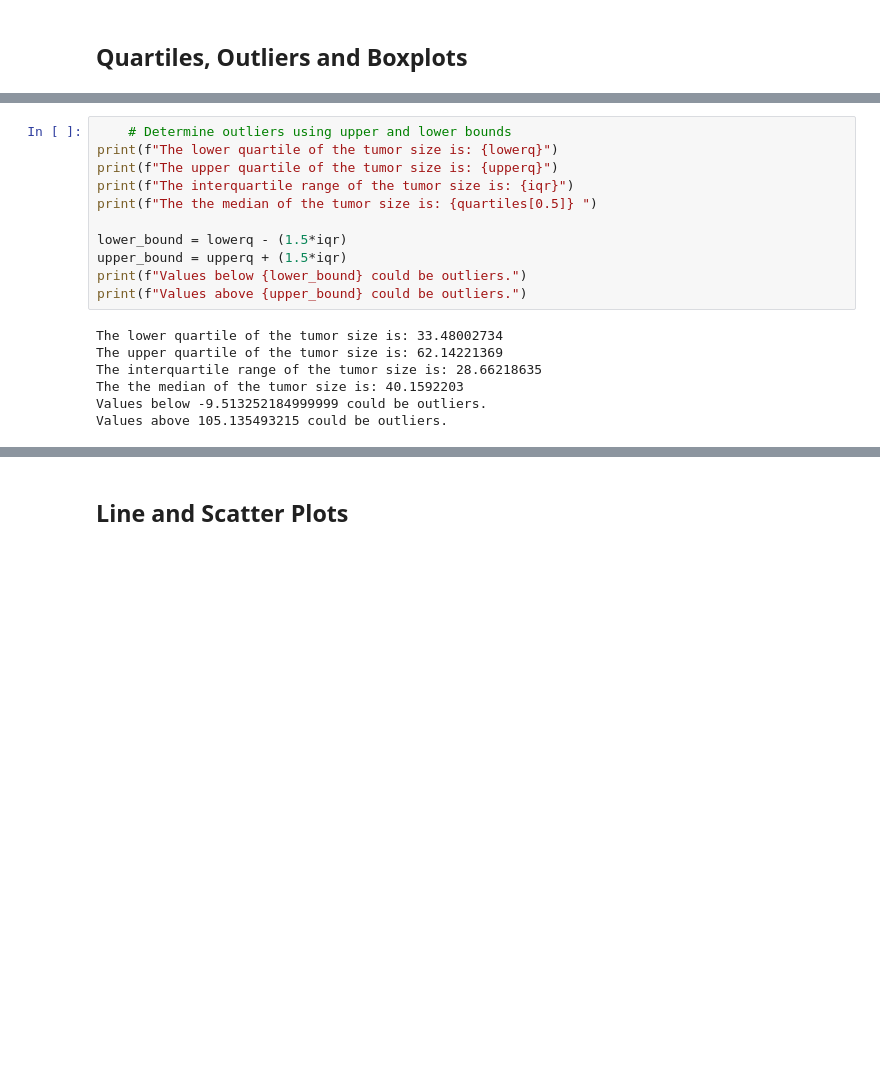
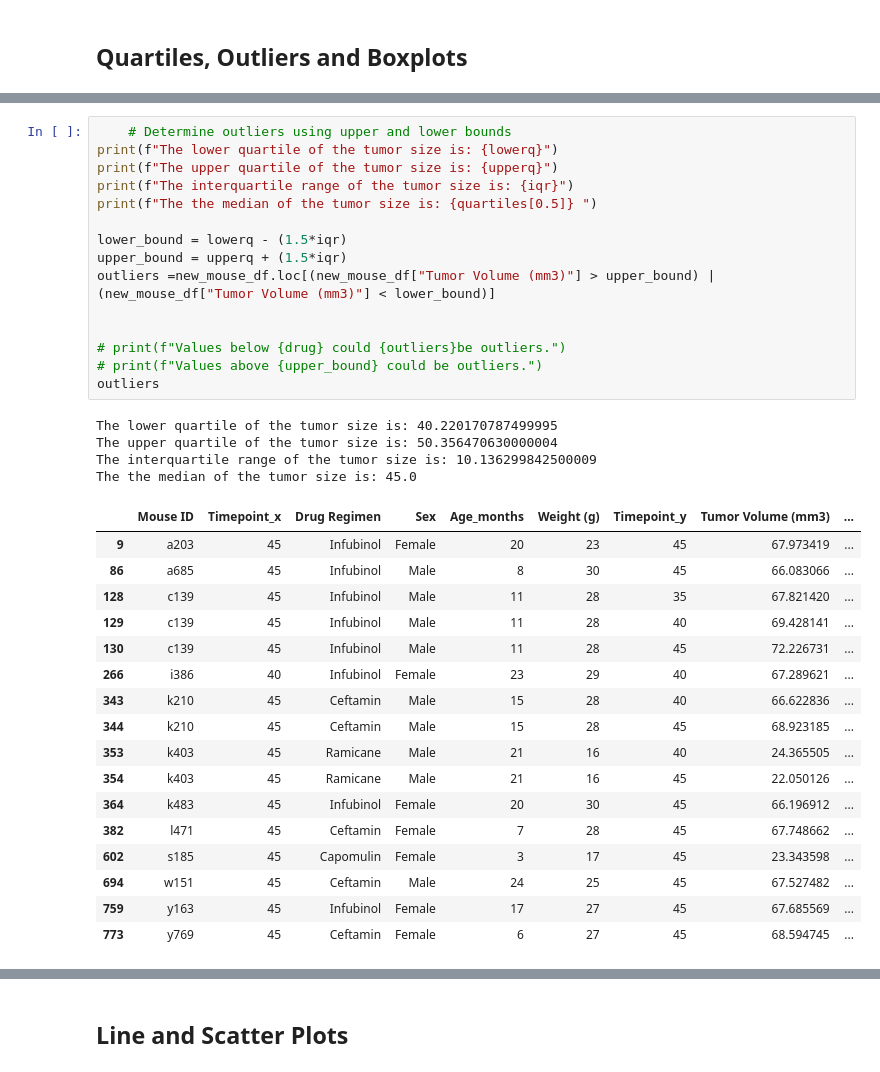
Before and after one commit to HBodden/Pymaceuticals---Module-5-Challenge, a Jupyter notebook: pymaceuticals_complete.ipynb, the cells around one changed output, grey strips where cells are left out. Drawn from its saved outputs; the diff is of its cells as text; blank space fills up the shorter version.

```diff
--- a/pymaceuticals_complete.ipynb
+++ b/pymaceuticals_complete.ipynb
@@ -207,21 +211,40 @@ AttributeError: 'Series' object has no attribute 'quantiles'
 # %%
     # Determine outliers using upper and lower bounds
 print(f"The lower quartile of the tumor size is: {lowerq}")
 print(f"The upper quartile of the tumor size is: {upperq}")
 print(f"The interquartile range of the tumor size is: {iqr}")
 print(f"The the median of the tumor size is: {quartiles[0.5]} ")
 
 lower_bound = lowerq - (1.5*iqr)
 upper_bound = upperq + (1.5*iqr)
-print(f"Values below {lower_bound} could be outliers.")
-print(f"Values above {upper_bound} could be outliers.")
+outliers =new_mouse_df.loc[(new_mouse_df["Tumor Volume (mm3)"] > upper_bound) |  (new_mouse_df["Tumor Volume (mm3)"] < lower_bound)]
+
+
+# print(f"Values below {drug} could {outliers}be outliers.")
+# print(f"Values above {upper_bound} could be outliers.")
+outliers
 # %% [output]
-The lower quartile of the tumor size is: 33.48002734
-The upper quartile of the tumor size is: 62.14221369
-The interquartile range of the tumor size is: 28.66218635
-The the median of the tumor size is: 40.1592203
-Values below -9.513252184999999 could be outliers.
-Values above 105.135493215 could be outliers.
+The lower quartile of the tumor size is: 40.220170787499995
+The upper quartile of the tumor size is: 50.356470630000004
+The interquartile range of the tumor size is: 10.136299842500009
+The the median of the tumor size is: 45.0
+|  | Mouse ID | Timepoint_x | Drug Regimen | Sex | Age_months | Weight (g) | Timepoint_y | Tumor Volume (mm3) | ... |
+| 9 | a203 | 45 | Infubinol | Female | 20 | 23 | 45 | 67.973419 | ... |
+| 86 | a685 | 45 | Infubinol | Male | 8 | 30 | 45 | 66.083066 | ... |
+| 128 | c139 | 45 | Infubinol | Male | 11 | 28 | 35 | 67.821420 | ... |
+| 129 | c139 | 45 | Infubinol | Male | 11 | 28 | 40 | 69.428141 | ... |
+| 130 | c139 | 45 | Infubinol | Male | 11 | 28 | 45 | 72.226731 | ... |
+| 266 | i386 | 40 | Infubinol | Female | 23 | 29 | 40 | 67.289621 | ... |
+| 343 | k210 | 45 | Ceftamin | Male | 15 | 28 | 40 | 66.622836 | ... |
+| 344 | k210 | 45 | Ceftamin | Male | 15 | 28 | 45 | 68.923185 | ... |
+| 353 | k403 | 45 | Ramicane | Male | 21 | 16 | 40 | 24.365505 | ... |
+| 354 | k403 | 45 | Ramicane | Male | 21 | 16 | 45 | 22.050126 | ... |
+| 364 | k483 | 45 | Infubinol | Female | 20 | 30 | 45 | 66.196912 | ... |
+| 382 | l471 | 45 | Ceftamin | Female | 7 | 28 | 45 | 67.748662 | ... |
+| 602 | s185 | 45 | Capomulin | Female | 3 | 17 | 45 | 23.343598 | ... |
+| 694 | w151 | 45 | Ceftamin | Male | 24 | 25 | 45 | 67.527482 | ... |
+| 759 | y163 | 45 | Infubinol | Female | 17 | 27 | 45 | 67.685569 | ... |
+| 773 | y769 | 45 | Ceftamin | Female | 6 | 27 | 45 | 68.594745 | ... |
 # %%
 # Generate a box plot of the final tumor volume of each mouse across four regimens of interest
 new_mouse_df.plot("Drug Regimen","Tumor Volume (mm3)", kind="box")
```
Also changed, not shown: parts of 9 cells of this notebook.
